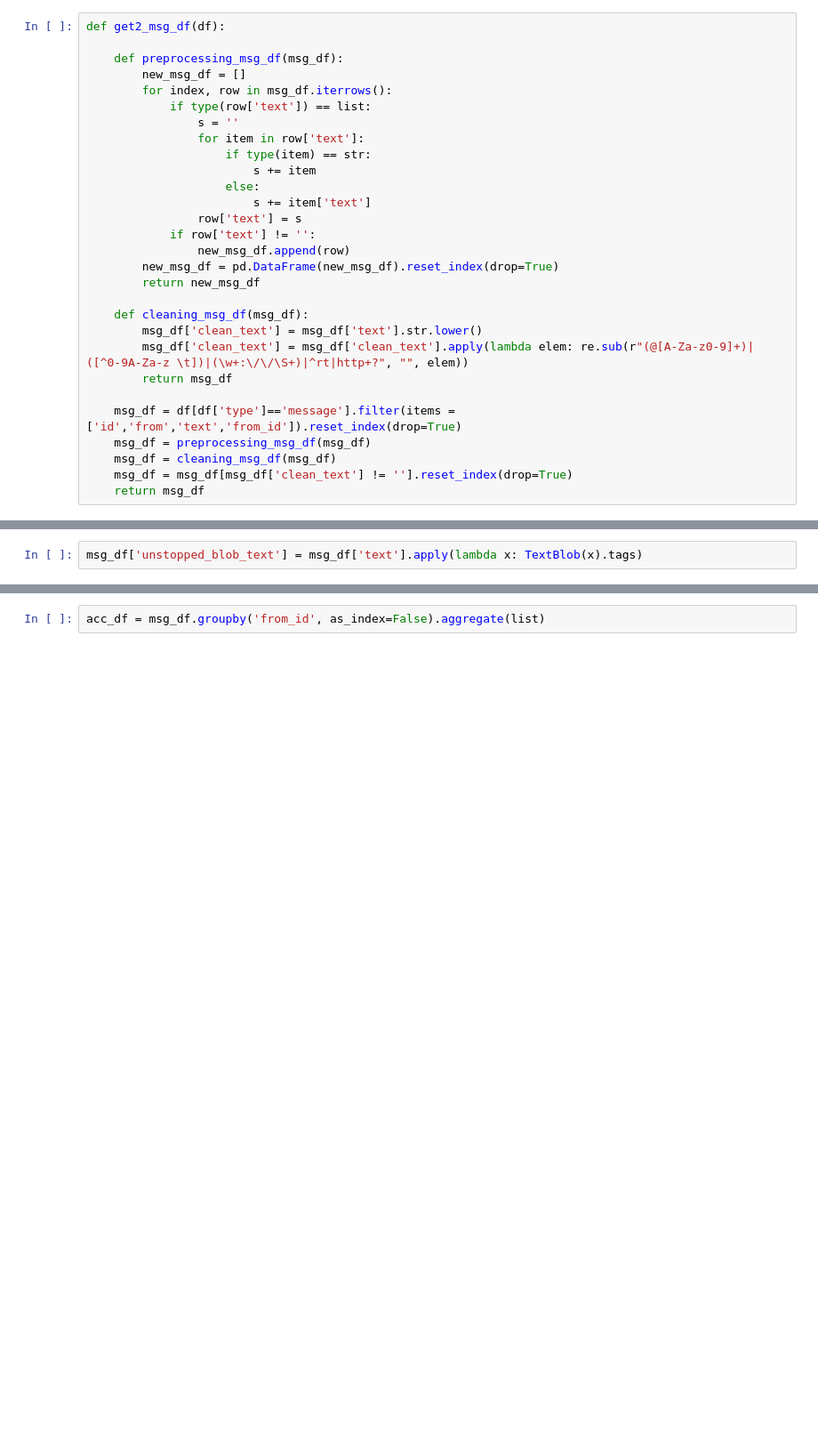
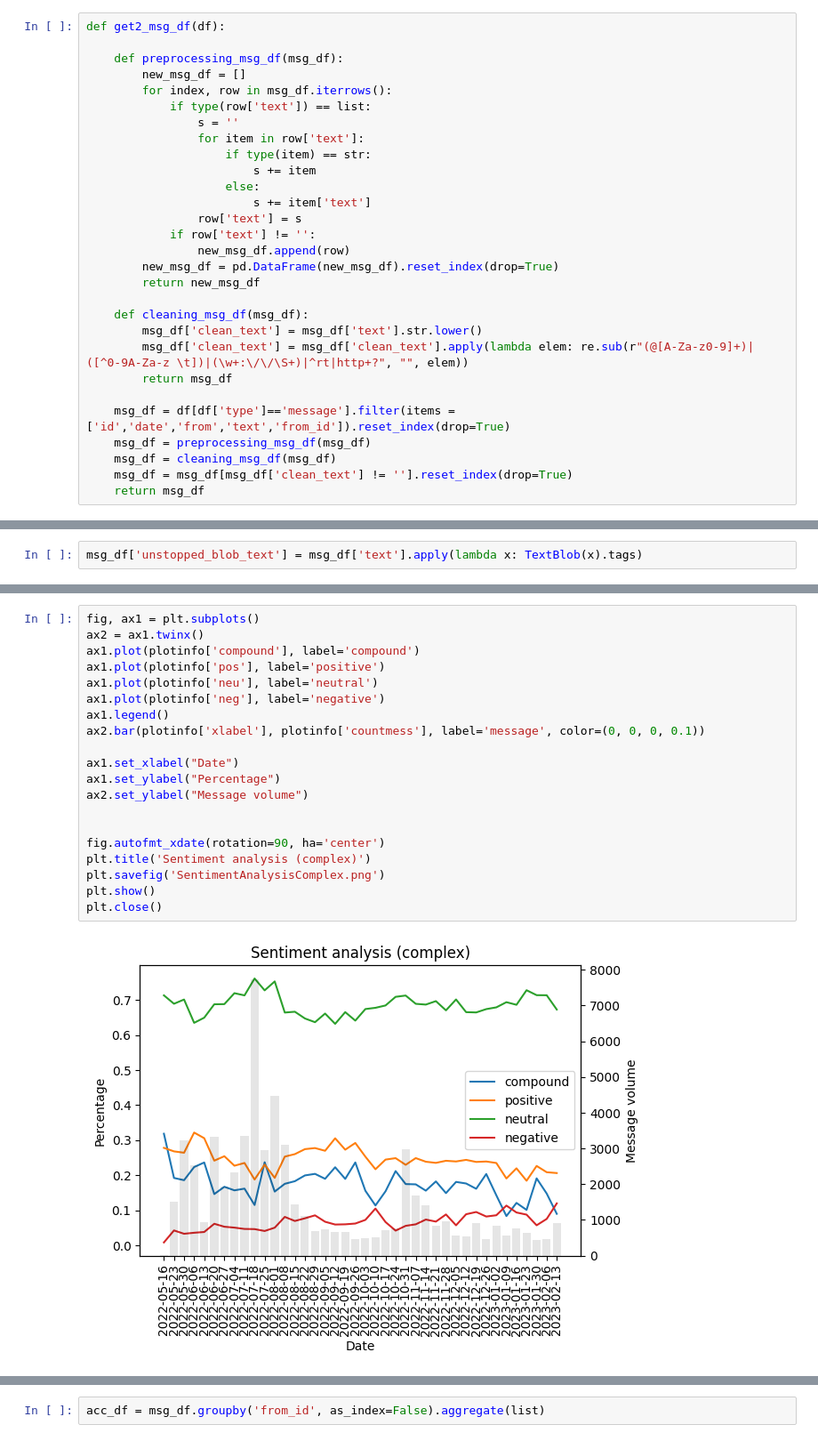
Before and after one commit to VincenzoImp/Cantina-Royale, a Jupyter notebook: Sentiment Analysis/script.ipynb, the cells around one changed output, grey strips where cells are left out. Shown at 89% size. Cells and saved outputs as stored; diff of their text form; blank space fills up the shorter version.

```diff
--- a/Sentiment Analysis/script.ipynb
+++ b/Sentiment Analysis/script.ipynb
@@ -76,7 +76,7 @@ def get2_msg_df(df):
         msg_df['clean_text'] = msg_df['clean_text'].apply(lambda elem: re.sub(r"(@[A-Za-z0-9]+)|([^0-9A-Za-z \t])|(\w+:\/\/\S+)|^rt|http+?", "", elem))
         return msg_df
 
-    msg_df = df[df['type']=='message'].filter(items = ['id','from','text','from_id']).reset_index(drop=True)
+    msg_df = df[df['type']=='message'].filter(items = ['id','date','from','text','from_id']).reset_index(drop=True)
     msg_df = preprocessing_msg_df(msg_df)
     msg_df = cleaning_msg_df(msg_df)
     msg_df = msg_df[msg_df['clean_text'] != ''].reset_index(drop=True)
@@ -138,0 +183,22 @@ pos: 74.02253029844638, neg: 25.977469701553616
+# %%
+fig, ax1 = plt.subplots()
+ax2 = ax1.twinx()
+ax1.plot(plotinfo['compound'], label='compound')
+ax1.plot(plotinfo['pos'], label='positive')
+ax1.plot(plotinfo['neu'], label='neutral')
+ax1.plot(plotinfo['neg'], label='negative')
+ax1.legend()
+ax2.bar(plotinfo['xlabel'], plotinfo['countmess'], label='message', color=(0, 0, 0, 0.1))
+
+ax1.set_xlabel("Date")
+ax1.set_ylabel("Percentage")
+ax2.set_ylabel("Message volume")
+
+
+fig.autofmt_xdate(rotation=90, ha='center')
+plt.title('Sentiment analysis (complex)')
+plt.savefig('SentimentAnalysisComplex.png')
+plt.show()
+plt.close()
+# %% [output]
+[figure, added]
```
Also changed, not shown: parts of 8 cells of this notebook, 8 other files.
